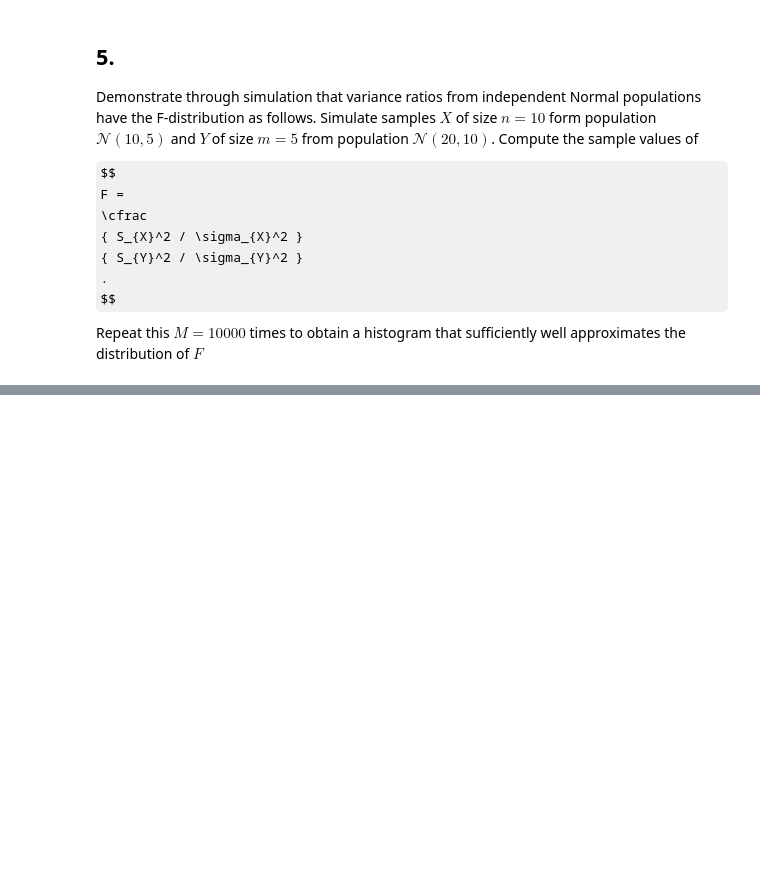
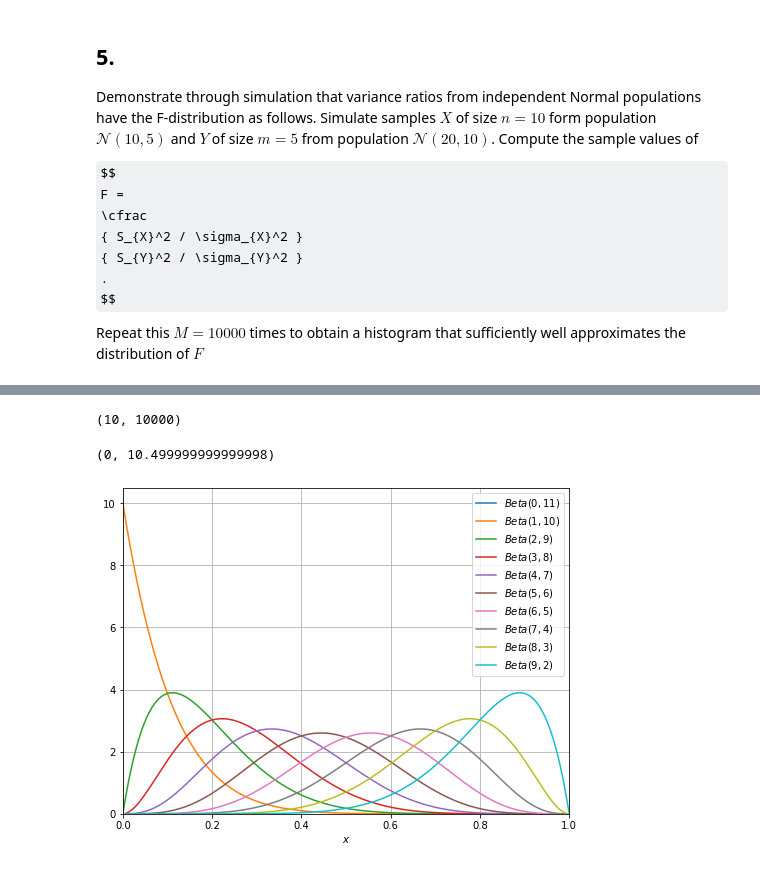
Before and after one commit to indiaki1o/ISI2, a Jupyter notebook: EX2/EX02.ipynb, the cells around one changed output, grey strips where cells are left out. Cells and saved outputs as stored; diff of their text form; code cells hidden in the pictures; some formulas as TeX source; blank space fills up the shorter version.

Commit message:
ex2: 6. illustrate pdf of beta function(k,n-k+1)

```diff
--- a/EX2/EX02.ipynb
+++ b/EX2/EX02.ipynb
@@ -1010,0 +1015,37 @@ ax_.axes.set_ylim(0,1)
+# %%
+# X_k:n
+m_sample=10000
+n=10
+X_k_n = [scipy.stats.uniform(0,1) for i in range(n)] #[scipy.stats.uniform(0,10) for x in range(4)]
+saples=...
+np.array(
+    list(map(lambda X: X.rvs(size=m_sample), X_k_n))
+).shape
+# %% [output]
+(10, 10000)
+# %%
+fig_ = plt.figure(figsize=(8,6))
+ax_  = plt.subplot(111)
+#%
+X=np.linspace(0,1,1000)
+for k in range(n):
+    a=k
+    b=n+1-k
+    beta = scipy.stats.beta(a=a,b=b)
+    Y=beta.pdf(X)
+    ax_.plot(X,Y,
+            label="$Beta({0:2d},{1:2d})$".format(a,b)
+            )
+
+#%
+ax_.grid(True)
+# ax_.axis('equal')
+ax_.legend()
+ax_.axes.set_xlabel("$x$")
+ax_.axes.set_ylabel("")
+ax_.axes.set_xlim(0,1)
+ax_.axes.set_ylim(0,)
+# ax_.axes.set_title("Distribution of $\overline{X}{\sim}\mathcal{N}$: $P[\overline{X}]$")
+# %% [output]
+(0, 10.499999999999998)
+[figure, added]
```
Also changed, not shown: parts of 4 cells of this notebook.
